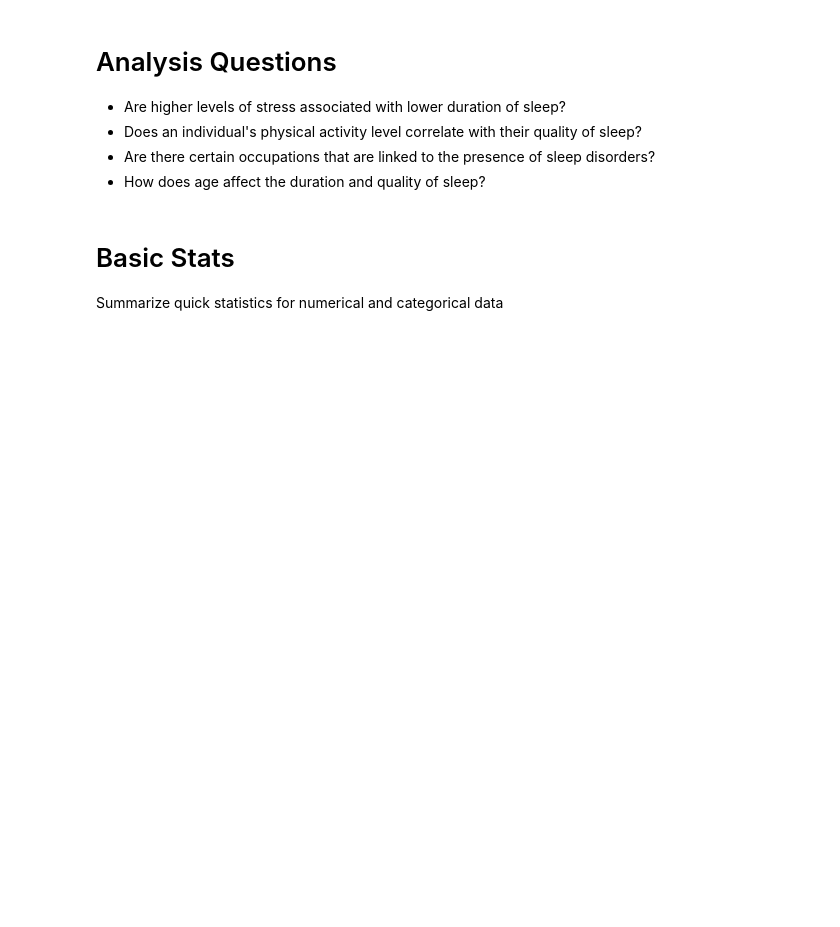
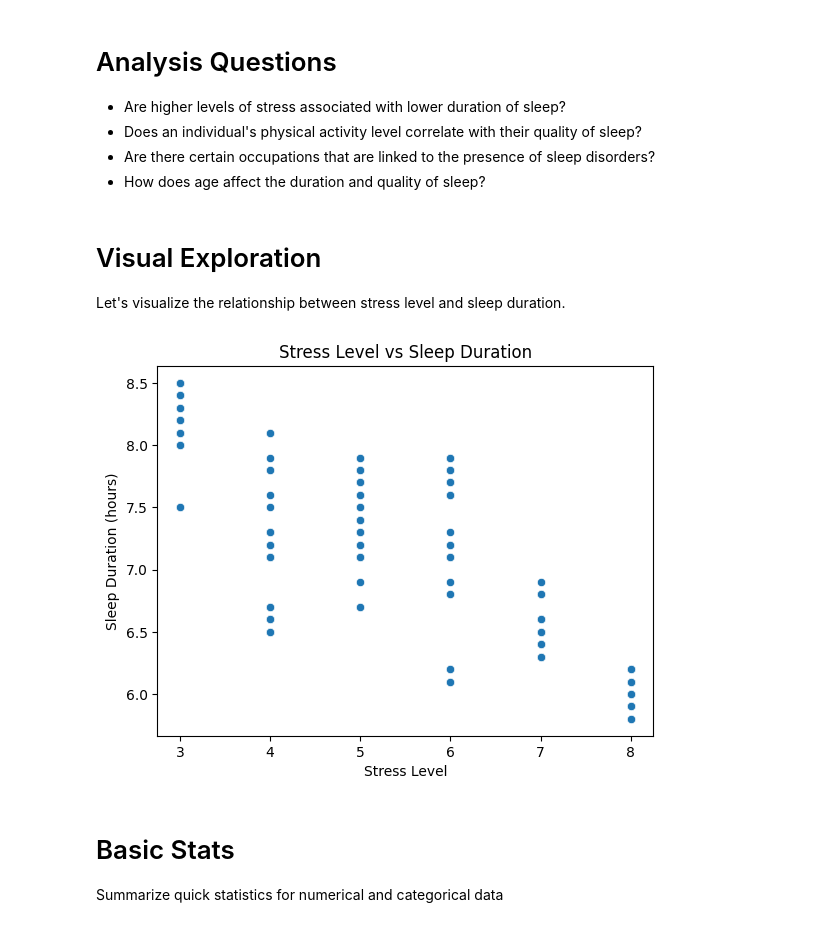
Before and after one commit to shamitsoni/Sleep-Health, a Jupyter notebook: notebooks/eda.ipynb, the cells around one changed output. Saved outputs shown, nothing was run; the diff lists cells and outputs as text; code cells hidden in the pictures; blank space fills up the shorter version.

Commit message:
Visualization: Stress Level vs Sleep Duration
Add scatterplot to visualize the relationship between stress level and sleep duration

```diff
--- a/notebooks/eda.ipynb
+++ b/notebooks/eda.ipynb
@@ -71,6 +71,22 @@ memory usage: 38.1+ KB
 - Does an individual's physical activity level correlate with their quality of sleep?
 - Are there certain occupations that are linked to the presence of sleep disorders?
 - How does age affect the duration and quality of sleep?
+# %% [markdown]
+# Visual Exploration
+
+Let's visualize the relationship between stress level and sleep duration.
+# %%
+import matplotlib.pyplot as plt
+import seaborn as sns
+
+# Scatterplot: Stress Level vs Sleep Duration
+sns.scatterplot(data=df, x='stress_level', y='sleep_duration')
+plt.title('Stress Level vs Sleep Duration')
+plt.xlabel('Stress Level')
+plt.ylabel('Sleep Duration (hours)')
+plt.show()
+# %% [output]
+[figure, added]
 # %% [markdown]
 # Basic Stats
 Summarize quick statistics for numerical and categorical data
```
